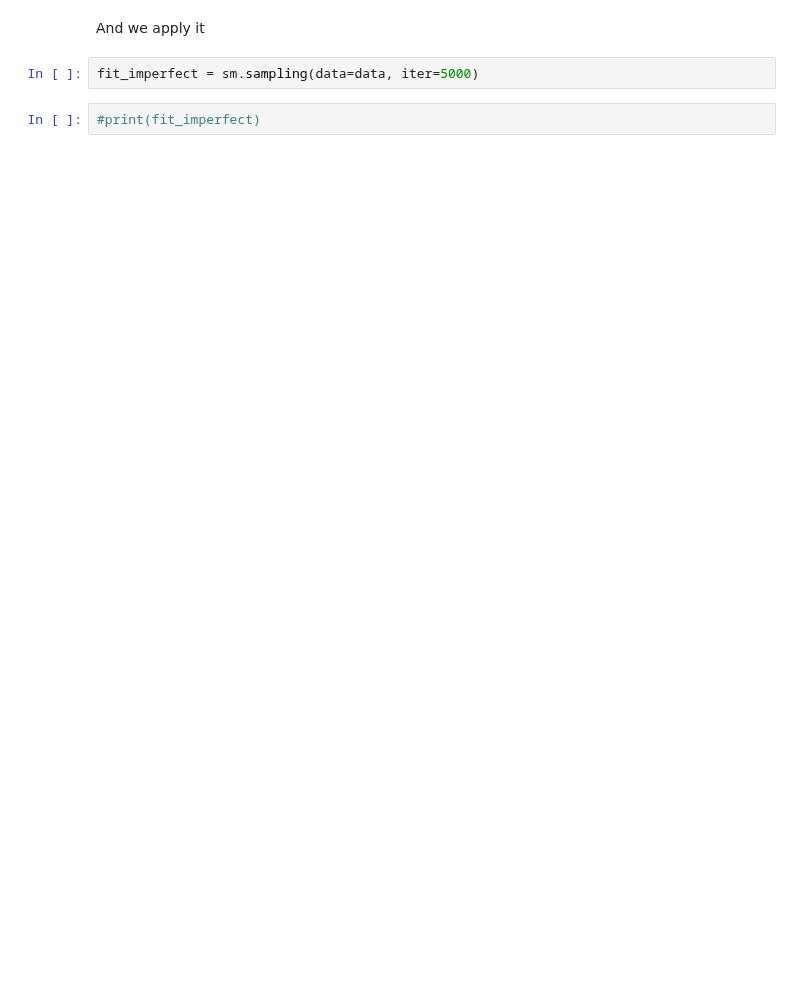
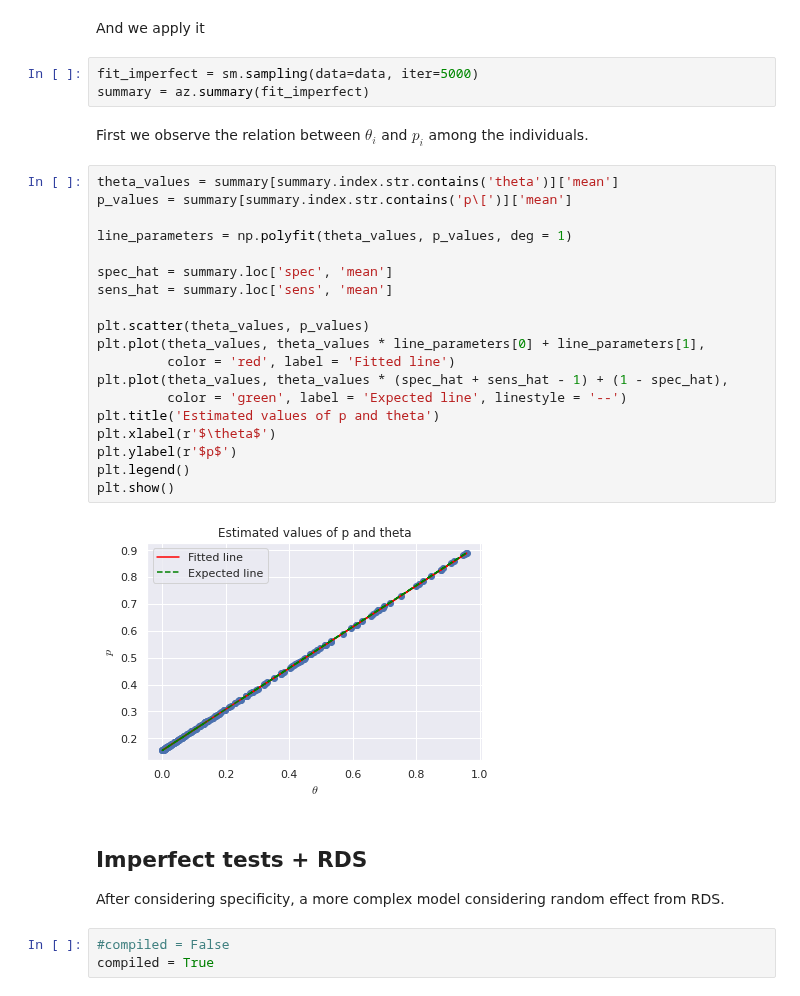
Before and after one commit to lucasmoschen/rds-bayesian-analysis-tcc, a Jupyter notebook: exercises/primary_model/model_experiments.ipynb, the cells around one changed output. Cells and saved outputs as stored; diff of their text form; blank space fills up the shorter version.

```diff
--- a/exercises/primary_model/model_experiments.ipynb
+++ b/exercises/primary_model/model_experiments.ipynb
@@ -242,5 +249,34 @@ T.mean()
 And we apply it
 # %%
 fit_imperfect = sm.sampling(data=data, iter=5000)
+summary = az.summary(fit_imperfect)
-# %%
-#print(fit_imperfect)
+# %% [markdown]
+First we observe the relation between $\theta_i$ and $p_i$ among the individuals.
+# %%
+theta_values = summary[summary.index.str.contains('theta')]['mean']
+p_values = summary[summary.index.str.contains('p\[')]['mean']
+
+line_parameters = np.polyfit(theta_values, p_values, deg = 1)
+
+spec_hat = summary.loc['spec', 'mean']
+sens_hat = summary.loc['sens', 'mean']
+
+plt.scatter(theta_values, p_values)
+plt.plot(theta_values, theta_values * line_parameters[0] + line_parameters[1],
+         color = 'red', label = 'Fitted line')
+plt.plot(theta_values, theta_values * (spec_hat + sens_hat - 1) + (1 - spec_hat),
+         color = 'green', label = 'Expected line', linestyle = '--')
+plt.title('Estimated values of p and theta')
+plt.xlabel(r'$\theta$')
+plt.ylabel(r'$p$')
+plt.legend()
+plt.show()
+# %% [output]
+[figure, added]
+# %% [markdown]
+## Imperfect tests + RDS
+
+After considering specificity, a more complex model considering random effect from RDS.
+# %%
+#compiled = False
+compiled = True
```
Also changed, not shown: parts of 12 cells of this notebook, 7 other files.
